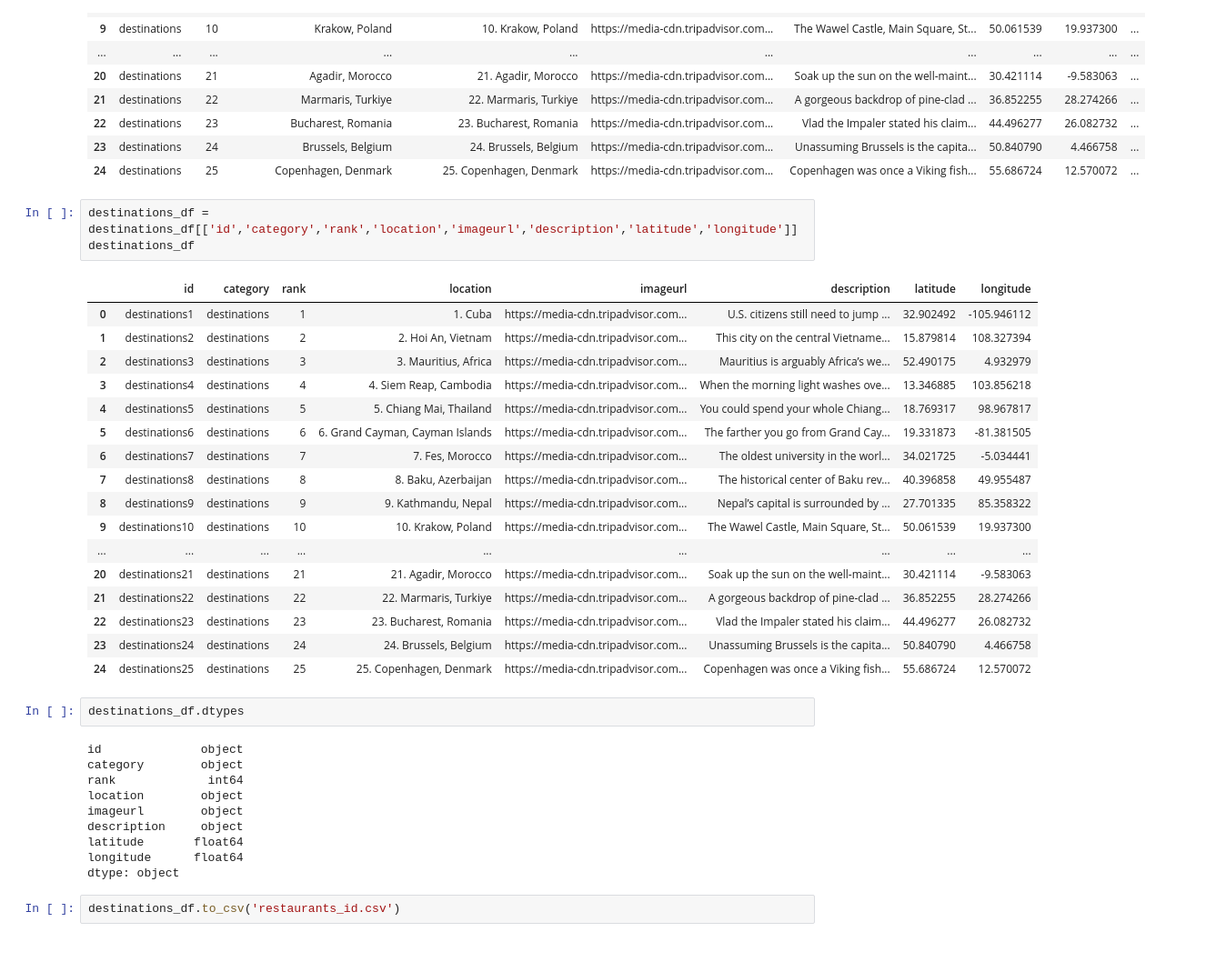
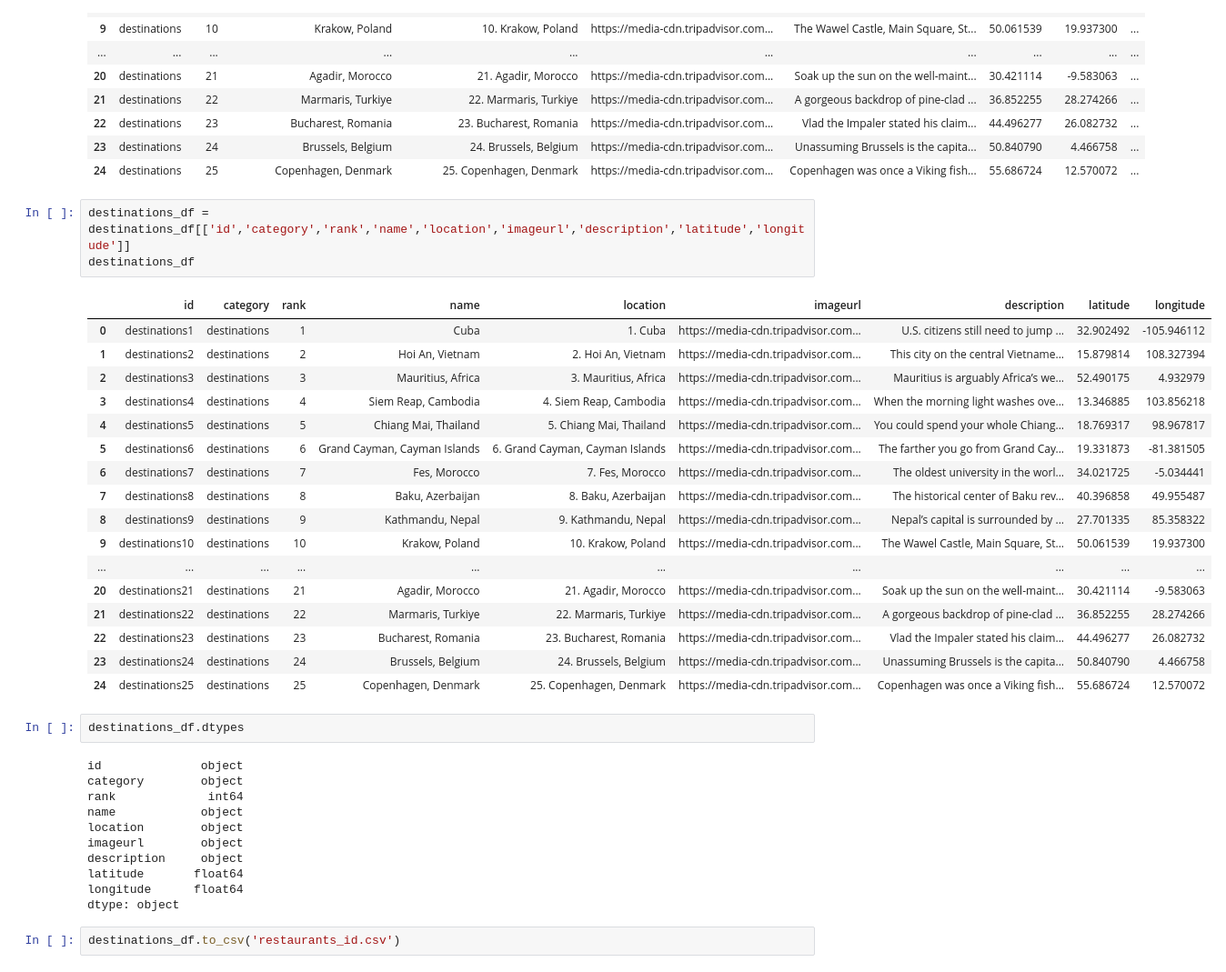
Before and after one commit to angelica3990/Project-3-TripAdvisor-Travelers-Choice-2023, a Jupyter notebook: to_json_destinations.ipynb, the cells around one changed output. Shown at 91% size. Drawn from its saved outputs; the diff is of its cells as text.

```diff
--- a/to_json_destinations.ipynb
+++ b/to_json_destinations.ipynb
@@ -67,32 +67,33 @@ destinations_df
 | 23 | destinations | 24 | Brussels, Belgium | 24. Brussels, Belgium | https://media-cdn.tripadvisor.com... | Unassuming Brussels is the capita... | 50.840790 | 4.466758 | ... |
 | 24 | destinations | 25 | Copenhagen, Denmark | 25. Copenhagen, Denmark | https://media-cdn.tripadvisor.com... | Copenhagen was once a Viking fish... | 55.686724 | 12.570072 | ... |
 # %%
-destinations_df = destinations_df[['id','category','rank','location','imageurl','description','latitude','longitude']]
+destinations_df = destinations_df[['id','category','rank','name','location','imageurl','description','latitude','longitude']]
 destinations_df
 # %% [output]
-|  | id | category | rank | location | imageurl | description | latitude | longitude |
-| 0 | destinations1 | destinations | 1 | 1. Cuba | https://media-cdn.tripadvisor.com... | U.S. citizens still need to jump ... | 32.902492 | -105.946112 |
-| 1 | destinations2 | destinations | 2 | 2. Hoi An, Vietnam | https://media-cdn.tripadvisor.com... | This city on the central Vietname... | 15.879814 | 108.327394 |
-| 2 | destinations3 | destinations | 3 | 3. Mauritius, Africa | https://media-cdn.tripadvisor.com... | Mauritius is arguably Africa’s we... | 52.490175 | 4.932979 |
-| 3 | destinations4 | destinations | 4 | 4. Siem Reap, Cambodia | https://media-cdn.tripadvisor.com... | When the morning light washes ove... | 13.346885 | 103.856218 |
-| 4 | destinations5 | destinations | 5 | 5. Chiang Mai, Thailand | https://media-cdn.tripadvisor.com... | You could spend your whole Chiang... | 18.769317 | 98.967817 |
-| 5 | destinations6 | destinations | 6 | 6. Grand Cayman, Cayman Islands | https://media-cdn.tripadvisor.com... | The farther you go from Grand Cay... | 19.331873 | -81.381505 |
-| 6 | destinations7 | destinations | 7 | 7. Fes, Morocco | https://media-cdn.tripadvisor.com... | The oldest university in the worl... | 34.021725 | -5.034441 |
-| 7 | destinations8 | destinations | 8 | 8. Baku, Azerbaijan | https://media-cdn.tripadvisor.com... | The historical center of Baku rev... | 40.396858 | 49.955487 |
-| 8 | destinations9 | destinations | 9 | 9. Kathmandu, Nepal | https://media-cdn.tripadvisor.com... | Nepal’s capital is surrounded by ... | 27.701335 | 85.358322 |
-| 9 | destinations10 | destinations | 10 | 10. Krakow, Poland | https://media-cdn.tripadvisor.com... | The Wawel Castle, Main Square, St... | 50.061539 | 19.937300 |
-| ... | ... | ... | ... | ... | ... | ... | ... | ... |
-| 20 | destinations21 | destinations | 21 | 21. Agadir, Morocco | https://media-cdn.tripadvisor.com... | Soak up the sun on the well-maint... | 30.421114 | -9.583063 |
-| 21 | destinations22 | destinations | 22 | 22. Marmaris, Turkiye | https://media-cdn.tripadvisor.com... | A gorgeous backdrop of pine-clad ... | 36.852255 | 28.274266 |
-| 22 | destinations23 | destinations | 23 | 23. Bucharest, Romania | https://media-cdn.tripadvisor.com... | Vlad the Impaler stated his claim... | 44.496277 | 26.082732 |
-| 23 | destinations24 | destinations | 24 | 24. Brussels, Belgium | https://media-cdn.tripadvisor.com... | Unassuming Brussels is the capita... | 50.840790 | 4.466758 |
-| 24 | destinations25 | destinations | 25 | 25. Copenhagen, Denmark | https://media-cdn.tripadvisor.com... | Copenhagen was once a Viking fish... | 55.686724 | 12.570072 |
+|  | id | category | rank | name | location | imageurl | description | latitude | longitude |
+| 0 | destinations1 | destinations | 1 | Cuba | 1. Cuba | https://media-cdn.tripadvisor.com... | U.S. citizens still need to jump ... | 32.902492 | -105.946112 |
+| 1 | destinations2 | destinations | 2 | Hoi An, Vietnam | 2. Hoi An, Vietnam | https://media-cdn.tripadvisor.com... | This city on the central Vietname... | 15.879814 | 108.327394 |
+| 2 | destinations3 | destinations | 3 | Mauritius, Africa | 3. Mauritius, Africa | https://media-cdn.tripadvisor.com... | Mauritius is arguably Africa’s we... | 52.490175 | 4.932979 |
+| 3 | destinations4 | destinations | 4 | Siem Reap, Cambodia | 4. Siem Reap, Cambodia | https://media-cdn.tripadvisor.com... | When the morning light washes ove... | 13.346885 | 103.856218 |
+| 4 | destinations5 | destinations | 5 | Chiang Mai, Thailand | 5. Chiang Mai, Thailand | https://media-cdn.tripadvisor.com... | You could spend your whole Chiang... | 18.769317 | 98.967817 |
+| 5 | destinations6 | destinations | 6 | Grand Cayman, Cayman Islands | 6. Grand Cayman, Cayman Islands | https://media-cdn.tripadvisor.com... | The farther you go from Grand Cay... | 19.331873 | -81.381505 |
+| 6 | destinations7 | destinations | 7 | Fes, Morocco | 7. Fes, Morocco | https://media-cdn.tripadvisor.com... | The oldest university in the worl... | 34.021725 | -5.034441 |
+| 7 | destinations8 | destinations | 8 | Baku, Azerbaijan | 8. Baku, Azerbaijan | https://media-cdn.tripadvisor.com... | The historical center of Baku rev... | 40.396858 | 49.955487 |
+| 8 | destinations9 | destinations | 9 | Kathmandu, Nepal | 9. Kathmandu, Nepal | https://media-cdn.tripadvisor.com... | Nepal’s capital is surrounded by ... | 27.701335 | 85.358322 |
+| 9 | destinations10 | destinations | 10 | Krakow, Poland | 10. Krakow, Poland | https://media-cdn.tripadvisor.com... | The Wawel Castle, Main Square, St... | 50.061539 | 19.937300 |
+| ... | ... | ... | ... | ... | ... | ... | ... | ... | ... |
+| 20 | destinations21 | destinations | 21 | Agadir, Morocco | 21. Agadir, Morocco | https://media-cdn.tripadvisor.com... | Soak up the sun on the well-maint... | 30.421114 | -9.583063 |
+| 21 | destinations22 | destinations | 22 | Marmaris, Turkiye | 22. Marmaris, Turkiye | https://media-cdn.tripadvisor.com... | A gorgeous backdrop of pine-clad ... | 36.852255 | 28.274266 |
+| 22 | destinations23 | destinations | 23 | Bucharest, Romania | 23. Bucharest, Romania | https://media-cdn.tripadvisor.com... | Vlad the Impaler stated his claim... | 44.496277 | 26.082732 |
+| 23 | destinations24 | destinations | 24 | Brussels, Belgium | 24. Brussels, Belgium | https://media-cdn.tripadvisor.com... | Unassuming Brussels is the capita... | 50.840790 | 4.466758 |
+| 24 | destinations25 | destinations | 25 | Copenhagen, Denmark | 25. Copenhagen, Denmark | https://media-cdn.tripadvisor.com... | Copenhagen was once a Viking fish... | 55.686724 | 12.570072 |
 # %%
 destinations_df.dtypes
 # %% [output]
 id              object
 category        object
 rank             int64
+name            object
 location        object
 imageurl        object
 description     object
```
Also changed, not shown: parts of 1 cell of this notebook, 8 other files.
